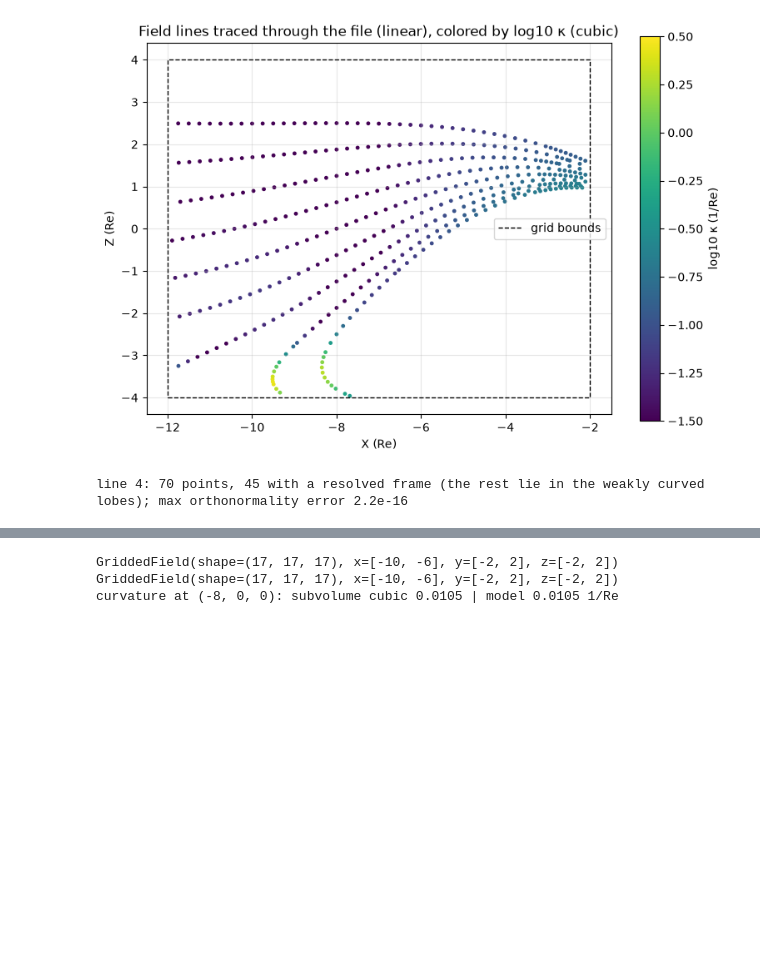
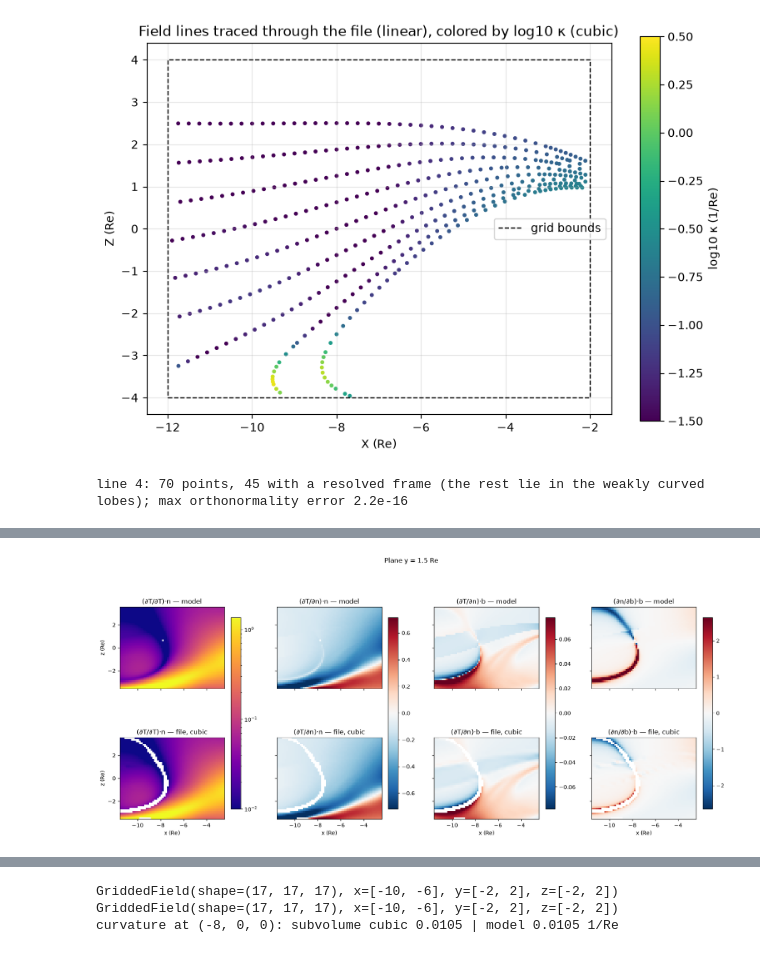
Before and after one commit to Butadiene/Mageometry, a Jupyter notebook: examples/notebooks/08_simulation_data_geometry.ipynb, the cells around one changed output, grey strips where cells are left out. Cells and saved outputs as stored; diff of their text form; code cells hidden in the pictures; blank space fills up the shorter version.

```diff
--- a/examples/notebooks/08_simulation_data_geometry.ipynb
+++ b/examples/notebooks/08_simulation_data_geometry.ipynb
@@ -196,0 +343,19 @@ line 4: 70 points, 45 with a resolved frame (the rest lie in the weakly curved l
+# %%
+show = ["dT_dT_n", "dT_dn_n", "dT_dn_b", "dn_db_b"]
+fig, axes = plt.subplots(2, 4, figsize=(20, 8), sharex=True, sharey=True)
+for j, key in enumerate(show):
+    for i, (name, dl, f) in enumerate([("model", 0.01, model), ("file, cubic", 0.1, field_cub)]):
+        q = viz.QUANTITIES[key]
+        vals = derivs[name][key].reshape(XM2.shape)
+        lim = np.nanpercentile(np.abs(ref[key]), 98)
+        norm = plt.matplotlib.colors.Normalize(-lim, lim) if q.symmetric else plt.matplotlib.colors.LogNorm(1e-2, lim)
+        m = axes[i, j].pcolormesh(XM2, ZM2, vals, norm=norm, cmap=q.cmap, shading="nearest")
+        axes[i, j].set_aspect("equal")
+        axes[i, j].set_title(f"{q.label} — {name}")
+    plt.colorbar(m, ax=axes[:, j], shrink=0.8)
+for ax in axes[1]: ax.set_xlabel("x (Re)")
+for ax in axes[:, 0]: ax.set_ylabel("z (Re)")
+fig.suptitle("Plane y = 1.5 Re", y=0.995)
+plt.show()
+# %% [output]
+[figure, added]
```
Also changed, not shown: parts of 18 cells of this notebook, 6 other files.
